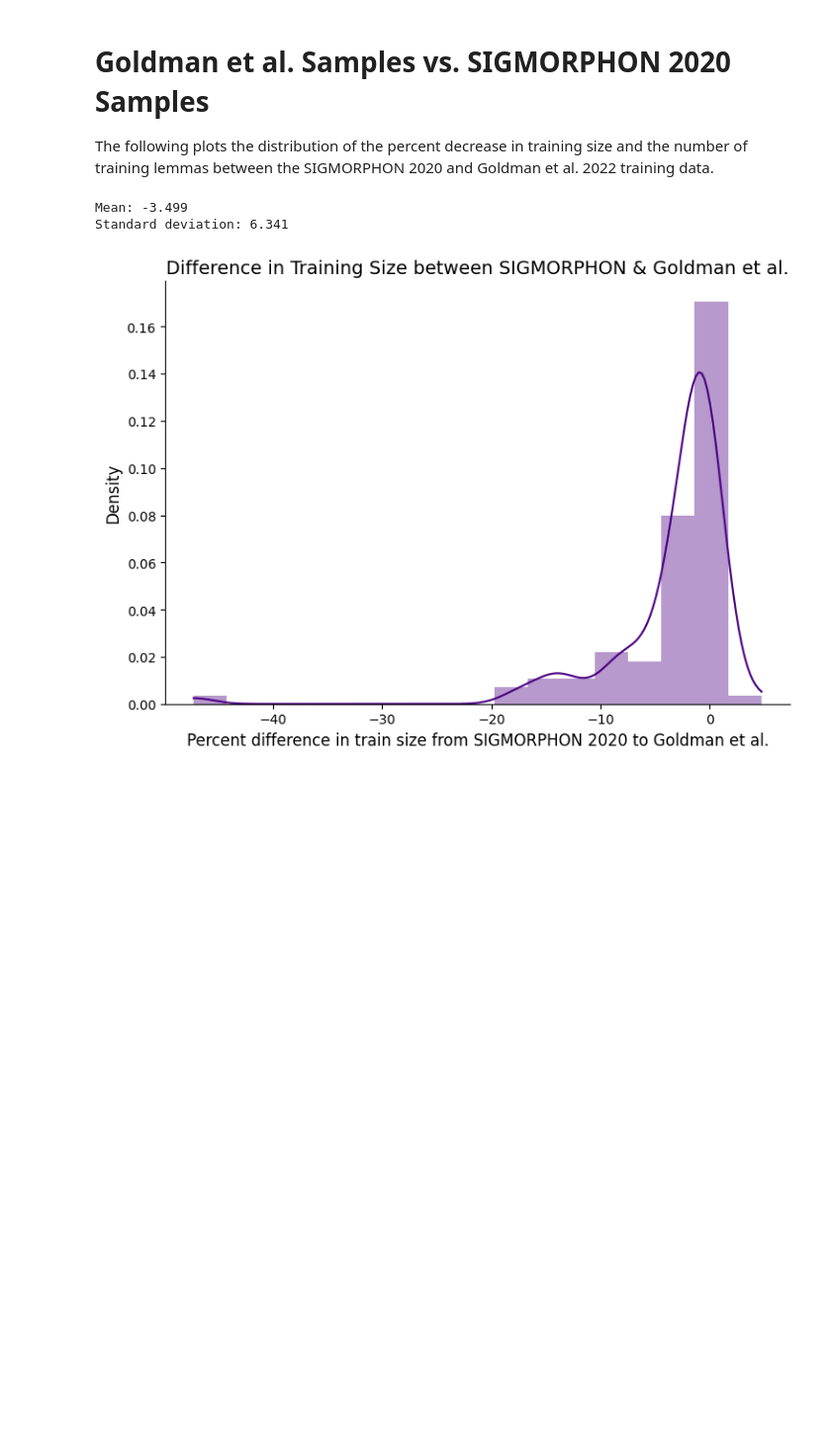
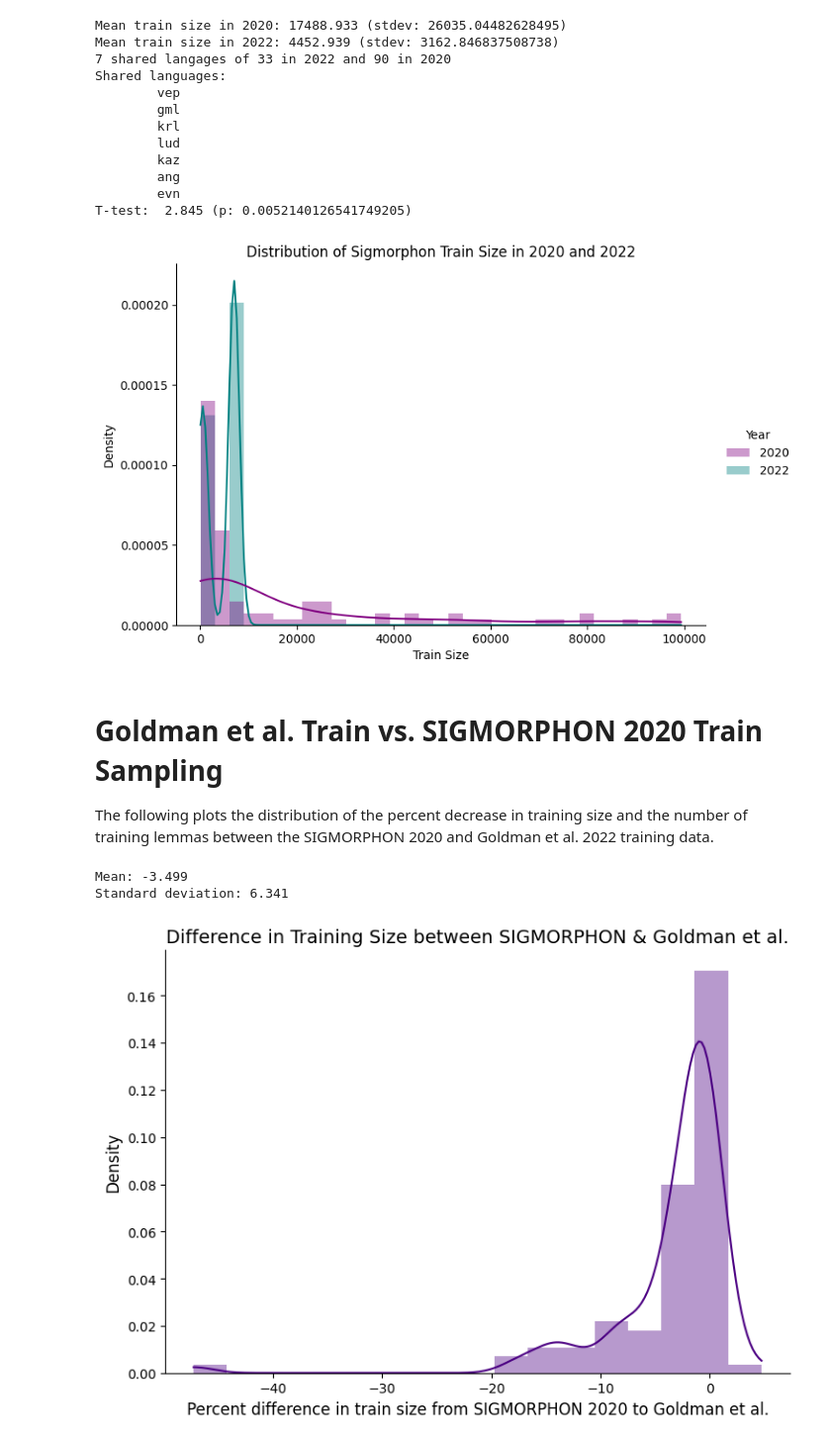
Before and after one commit to paynesa/qp2, a Jupyter notebook: code/main.ipynb, the cells around one changed output. Shown at 99% size. Saved outputs shown, nothing was run; the diff lists cells and outputs as text; code cells hidden in the pictures; blank space fills up the shorter version.

Commit message:
stats notebook mostly done

```diff
--- a/code/main.ipynb
+++ b/code/main.ipynb
@@ -15,5 +20,76 @@ PATH_TO_SIGMORPHON22 = "data/2022InflectionST/part1/development_languages"
+# %%
+# Get the training sizes for SIGMORPHON 2020
+lang_to_train20 = {}
+for f in [f for f in os.listdir(PATH_TO_SIGMORPHON20) if "." not in f]:
+    for lang in [l for l in os.listdir(f"{PATH_TO_SIGMORPHON20}/{f}") if ".trn" in l]:
+        lang_to_train20[lang.split(".")[0]] = len(open(f"{PATH_TO_SIGMORPHON20}/{f}/{lang}").readlines())
+
+lens20 = np.asarray(list(lang_to_train20.values()))
+print(f"Mean train size in 2020: {np.mean(lens20) :.3f} (stdev: {np.std(lens20)})")
+
+# Get the training sizes for SIGMORPHON 2022: there were large train files only for some languages so check for each
+lang_to_train22 = {}
+sigmorphon_22_files = [f for f in os.listdir(PATH_TO_SIGMORPHON22) if "train" in f]
+langs = set([x.split("_")[0] for x in sigmorphon_22_files])
+for lang in langs:
+    if f"{lang}_large.train" in sigmorphon_22_files:
+        file = f"{lang}_large"
+    else:
+        file = f"{lang}_small"
+    lang_to_train22[lang] = len(open(f"{PATH_TO_SIGMORPHON22}/{file}.train").readlines())
+
+lens22 =  np.asarray(list(lang_to_train22.values()))
+print(f"Mean train size in 2022: {np.mean(lens22) :.3f} (stdev: {np.std(lens22)})")
+
+# Find the number of shared languages between the years & print them out
+shared = [x for x in lang_to_train22 if x in lang_to_train20]
+print(f"{len(shared)} shared langages of {len(lens22)} in 2022 and {len(lens20)} in 2020")
+print(f"Shared languages:")
+for lang in shared:
+    print(f"\t{lang}")
+
+# Create a dataframe with the training sizes and years
+df = pd.DataFrame({"Year": ["2020"] * len(lang_to_train20) + ["2022"] * len(lang_to_train22),
+                   "Train Size": list(lang_to_train20.values()) + list(lang_to_train22.values())}
+                 )
+
+# Run an unpaired t-test & calculate means and standard deviations
+ttest = stats.ttest_ind(list(lang_to_train20.values()), list(lang_to_train22.values()))
+print(f"T-test:\t {ttest.statistic :.3f} (p: {ttest.pvalue})")
+
+
+# Plot the distribution of training sizes
+sns.displot(df,
+            palette=["purple", "teal"],
+            linewidth=0,
+            alpha=0.4,
+            x="Train Size",
+            hue="Year",
+            kde=True,
+            kde_kws={"bw_adjust": 3.5, "bw_method": 0.1},
+            binwidth=3000,
+            common_norm=False,
+            stat="density",
+            aspect=1.5
+           )
+plt.title("Distribution of Sigmorphon Train Size in 2020 and 2022")
+plt.savefig("../writeup/figs/training_size.png", dpi=500, bbox_inches='tight')
+# %% [output]
+Mean train size in 2020: 17488.933 (stdev: 26035.04482628495)
+Mean train size in 2022: 4452.939 (stdev: 3162.846837508738)
+7 shared langages of 33 in 2022 and 90 in 2020
+Shared languages:
+        vep
+        gml
+        krl
+        lud
+        kaz
+        ang
+        evn
+T-test:  2.845 (p: 0.0052140126541749205)
+[figure, added]
 # %% [markdown]
-# Goldman et al. Samples vs. SIGMORPHON 2020 Samples
+# Goldman et al. Train vs. SIGMORPHON 2020 Train Sampling
 
 The following plots the distribution of the percent decrease in training size and the number of training lemmas between the SIGMORPHON 2020 and Goldman et al. 2022 training data.
 # %%
```
Also changed, not shown: parts of 3 cells of this notebook, 13 other files.
